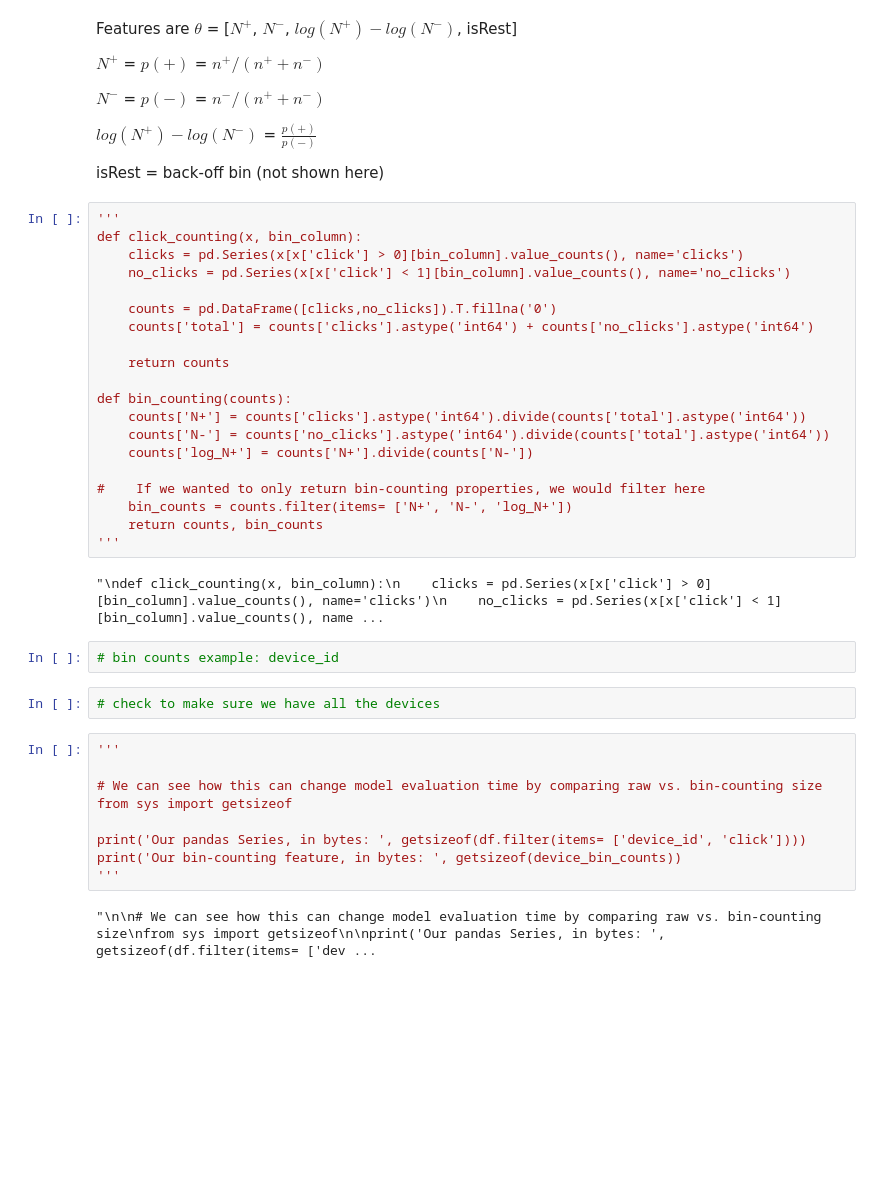
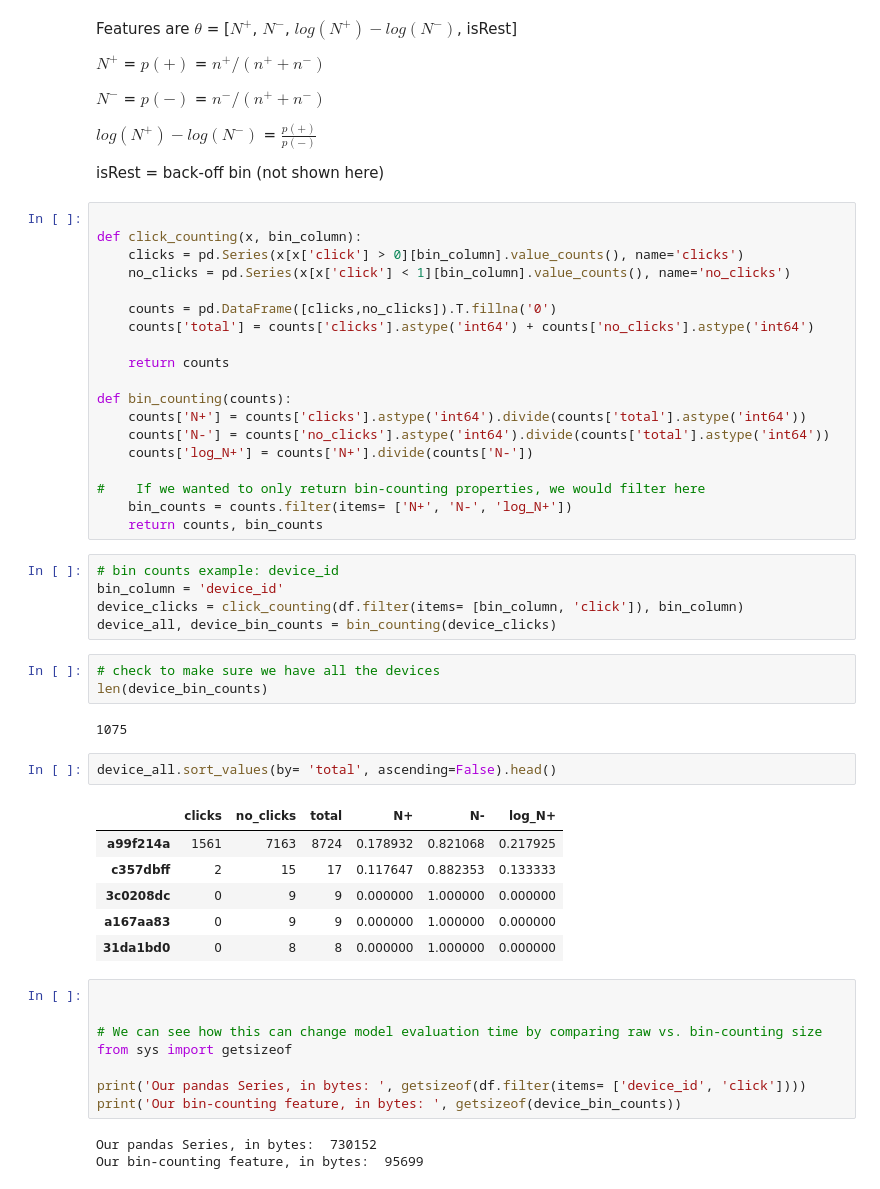
Before and after one commit to rafazamb/DS_PT_ENE21, a Jupyter notebook: 1-Data_Analysis/4-Feature Engineering/4.2 Categóricas/Práctica/1_CategoricalData - clase - Solución.ipynb, the cells around one changed output. Drawn from its saved outputs; the diff is of its cells as text; blank space fills up the shorter version.

```diff
--- a/1-Data_Analysis/4-Feature Engineering/4.2 Categóricas/Práctica/1_CategoricalData - clase - Solución.ipynb
+++ b/1-Data_Analysis/4-Feature Engineering/4.2 Categóricas/Práctica/1_CategoricalData - clase - Solución.ipynb
@@ -342,7 +415,7 @@ $log(N^+)-log(N^-)$ = $\frac{p(+)}{p(-)}$
 
 isRest = back-off bin (not shown here)
 # %%
-'''
+
 def click_counting(x, bin_column):
     clicks = pd.Series(x[x['click'] > 0][bin_column].value_counts(), name='clicks')
     no_clicks = pd.Series(x[x['click'] < 1][bin_column].value_counts(), name='no_clicks')
@@ -360,21 +433,33 @@ def bin_counting(counts):
 #    If we wanted to only return bin-counting properties, we would filter here
     bin_counts = counts.filter(items= ['N+', 'N-', 'log_N+'])
     return counts, bin_counts
-'''
-# %% [output]
-"\ndef click_counting(x, bin_column):\n    clicks = pd.Series(x[x['click'] > 0][bin_column].value_counts(), name='clicks')\n    no_clicks = pd.Series(x[x['click'] < 1][bin_column].value_counts(), name ...
-# %%
-# bin counts example: device_id
+# %%
+# bin counts example: device_id
+bin_column = 'device_id'
+device_clicks = click_counting(df.filter(items= [bin_column, 'click']), bin_column)
+device_all, device_bin_counts = bin_counting(device_clicks)
 # %%
 # check to make sure we have all the devices
+len(device_bin_counts)
+# %% [output]
+1075
+# %%
+device_all.sort_values(by= 'total', ascending=False).head()
+# %% [output]
+|  | clicks | no_clicks | total | N+ | N- | log_N+ |
+| a99f214a | 1561 | 7163 | 8724 | 0.178932 | 0.821068 | 0.217925 |
+| c357dbff | 2 | 15 | 17 | 0.117647 | 0.882353 | 0.133333 |
+| 3c0208dc | 0 | 9 | 9 | 0.000000 | 1.000000 | 0.000000 |
+| a167aa83 | 0 | 9 | 9 | 0.000000 | 1.000000 | 0.000000 |
+| 31da1bd0 | 0 | 8 | 8 | 0.000000 | 1.000000 | 0.000000 |
 # %%
-'''
+
 
 # We can see how this can change model evaluation time by comparing raw vs. bin-counting size
 from sys import getsizeof
 
 print('Our pandas Series, in bytes: ', getsizeof(df.filter(items= ['device_id', 'click'])))
 print('Our bin-counting feature, in bytes: ', getsizeof(device_bin_counts))
-'''
 # %% [output]
-"\n\n# We can see how this can change model evaluation time by comparing raw vs. bin-counting size\nfrom sys import getsizeof\n\nprint('Our pandas Series, in bytes: ', getsizeof(df.filter(items= ['dev ...
+Our pandas Series, in bytes:  730152
+Our bin-counting feature, in bytes:  95699
```
Also changed, not shown: parts of 18 cells of this notebook, 2 other files.
